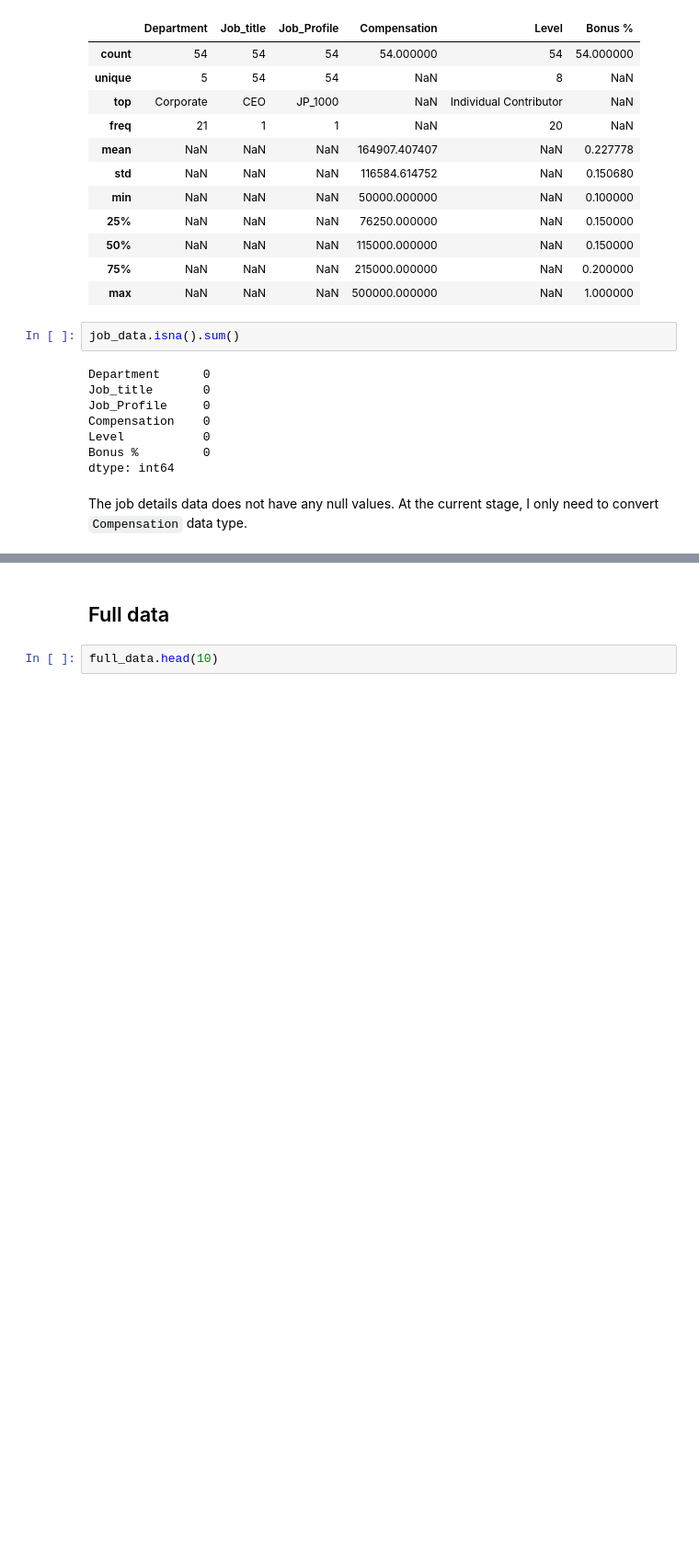
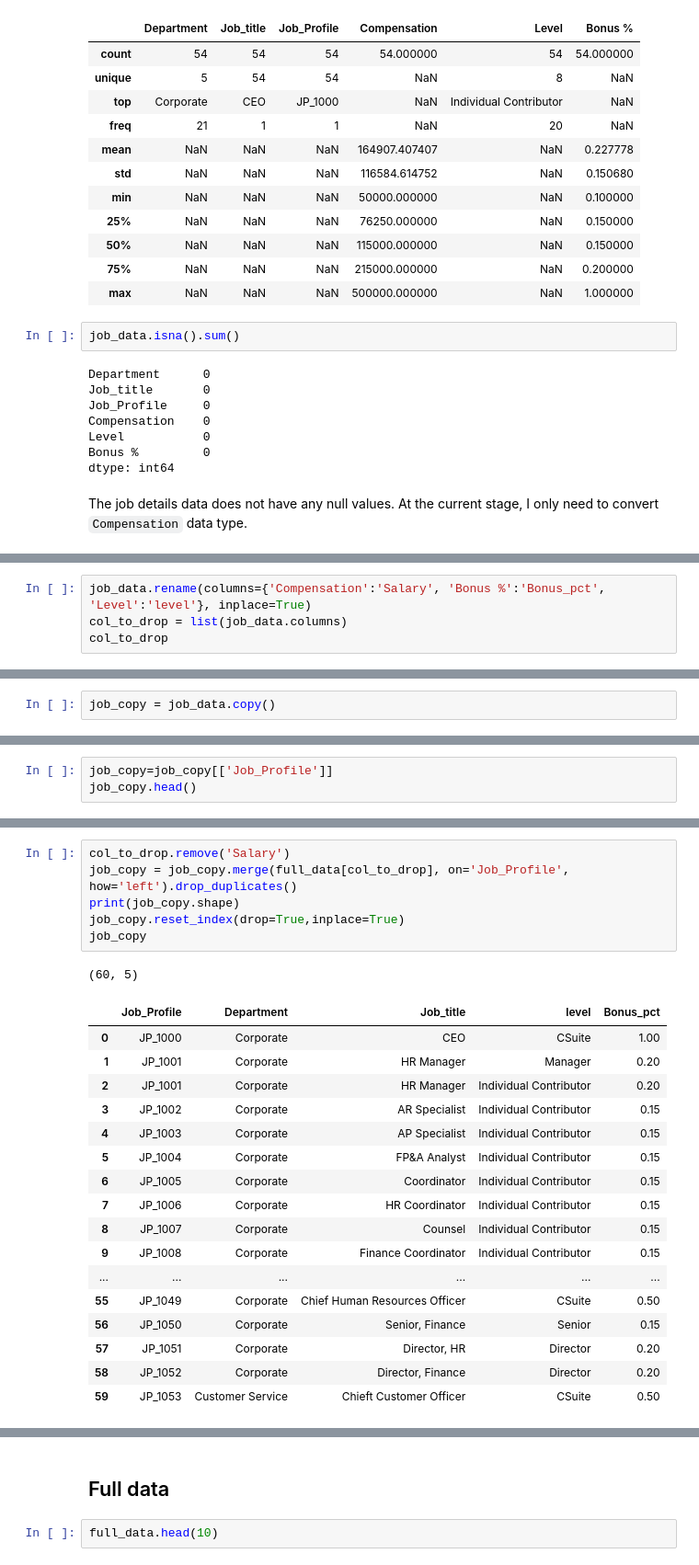
Before and after one commit to BrianLoe/ETL-and-DataViz, a Jupyter notebook: human_resource/HR/ETL phase.ipynb, the cells around one changed output, grey strips where cells are left out. Shown: that part at 92% size. Cells and saved outputs as stored; diff of their text form; blank space fills up the shorter version.

Commit message:
change job_data and full_data
there was a validation issue for job profile

```diff
--- a/human_resource/HR/ETL phase.ipynb
+++ b/human_resource/HR/ETL phase.ipynb
@@ -222,0 +210,4 @@ The job details data does not have any null values. At the current stage, I only
+# %%
+job_data.rename(columns={'Compensation':'Salary', 'Bonus %':'Bonus_pct', 'Level':'level'}, inplace=True)
+col_to_drop = list(job_data.columns)
+col_to_drop
@@ -222,0 +216,2 @@ The job details data does not have any null values. At the current stage, I only
+# %%
+job_copy = job_data.copy()
@@ -222,0 +222,3 @@ The job details data does not have any null values. At the current stage, I only
+# %%
+job_copy=job_copy[['Job_Profile']]
+job_copy.head()
@@ -222,0 +232,25 @@ The job details data does not have any null values. At the current stage, I only
+# %%
+col_to_drop.remove('Salary')
+job_copy = job_copy.merge(full_data[col_to_drop], on='Job_Profile', how='left').drop_duplicates()
+print(job_copy.shape)
+job_copy.reset_index(drop=True,inplace=True)
+job_copy
+# %% [output]
+(60, 5)
+|  | Job_Profile | Department | Job_title | level | Bonus_pct |
+| 0 | JP_1000 | Corporate | CEO | CSuite | 1.00 |
+| 1 | JP_1001 | Corporate | HR Manager | Manager | 0.20 |
+| 2 | JP_1001 | Corporate | HR Manager | Individual Contributor | 0.20 |
+| 3 | JP_1002 | Corporate | AR Specialist | Individual Contributor | 0.15 |
+| 4 | JP_1003 | Corporate | AP Specialist | Individual Contributor | 0.15 |
+| 5 | JP_1004 | Corporate | FP&A Analyst | Individual Contributor | 0.15 |
+| 6 | JP_1005 | Corporate | Coordinator | Individual Contributor | 0.15 |
+| 7 | JP_1006 | Corporate | HR Coordinator | Individual Contributor | 0.15 |
+| 8 | JP_1007 | Corporate | Counsel | Individual Contributor | 0.15 |
+| 9 | JP_1008 | Corporate | Finance Coordinator | Individual Contributor | 0.15 |
+| ... | ... | ... | ... | ... | ... |
+| 55 | JP_1049 | Corporate | Chief Human Resources Officer | CSuite | 0.50 |
+| 56 | JP_1050 | Corporate | Senior, Finance | Senior | 0.15 |
+| 57 | JP_1051 | Corporate | Director, HR | Director | 0.20 |
+| 58 | JP_1052 | Corporate | Director, Finance | Director | 0.20 |
+| 59 | JP_1053 | Customer Service | Chieft Customer Officer | CSuite | 0.50 |
```
Also changed, not shown: parts of 33 cells of this notebook, 3 other files.
